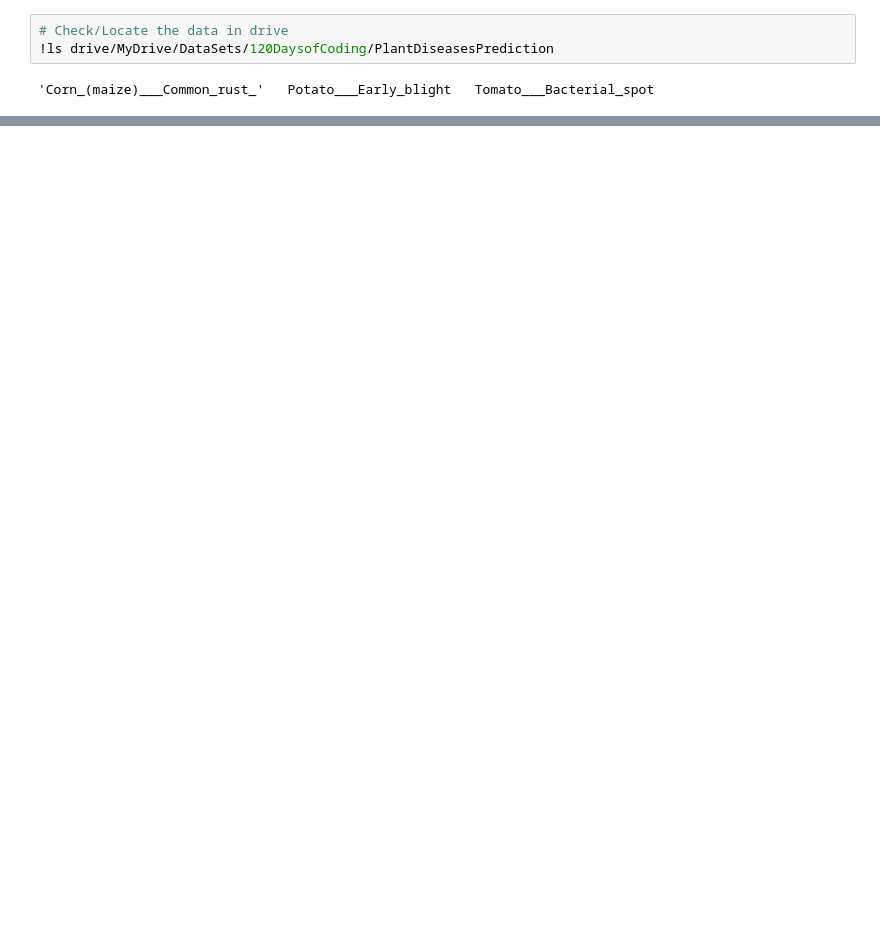
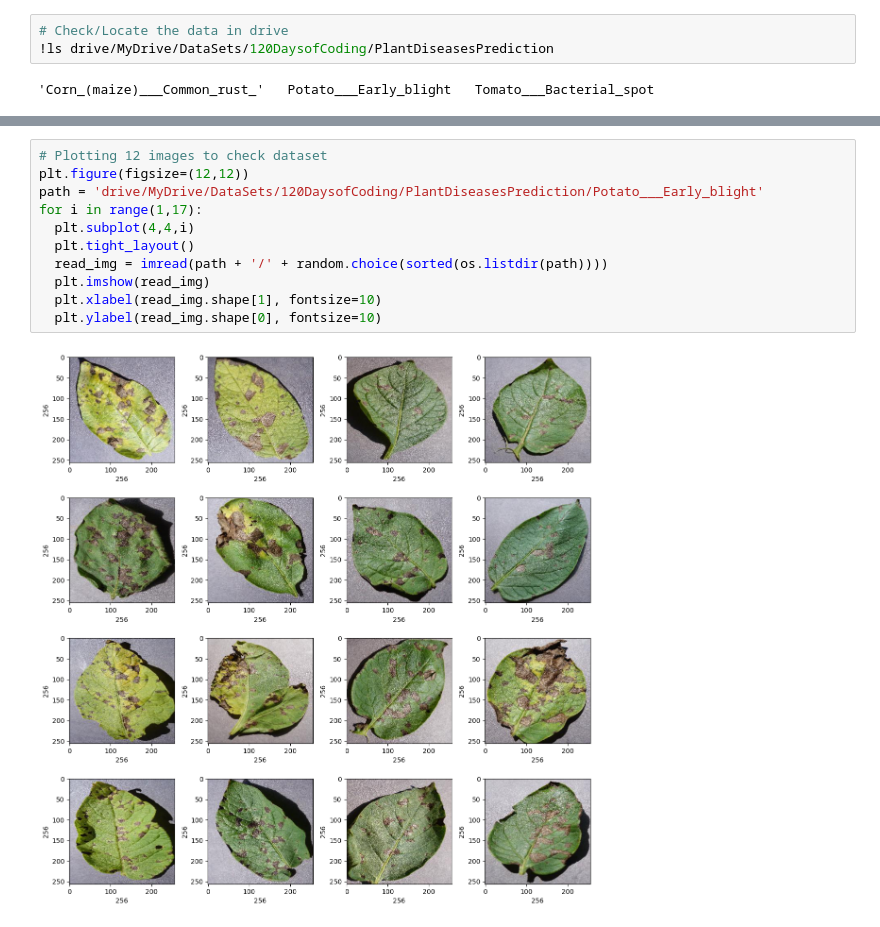
Before and after one commit to rohandawar/-daysforcoding, a Jupyter notebook: plant_disease_detection_WIP.ipynb, the cells around one changed output, grey strips where cells are left out. Saved outputs shown, nothing was run; the diff lists cells and outputs as text; blank space fills up the shorter version.

```diff
--- a/plant_disease_detection_WIP.ipynb
+++ b/plant_disease_detection_WIP.ipynb
@@ -49,0 +55,13 @@ Mounted at /content/drive
+# %%
+# Plotting 12 images to check dataset
+plt.figure(figsize=(12,12))
+path = 'drive/MyDrive/DataSets/120DaysofCoding/PlantDiseasesPrediction/Potato___Early_blight'
+for i in range(1,17):
+  plt.subplot(4,4,i)
+  plt.tight_layout()
+  read_img = imread(path + '/' + random.choice(sorted(os.listdir(path))))
+  plt.imshow(read_img)
+  plt.xlabel(read_img.shape[1], fontsize=10)
+  plt.ylabel(read_img.shape[0], fontsize=10)
+# %% [output]
+[figure, added]
```
Also changed, not shown: parts of 2 cells of this notebook.
